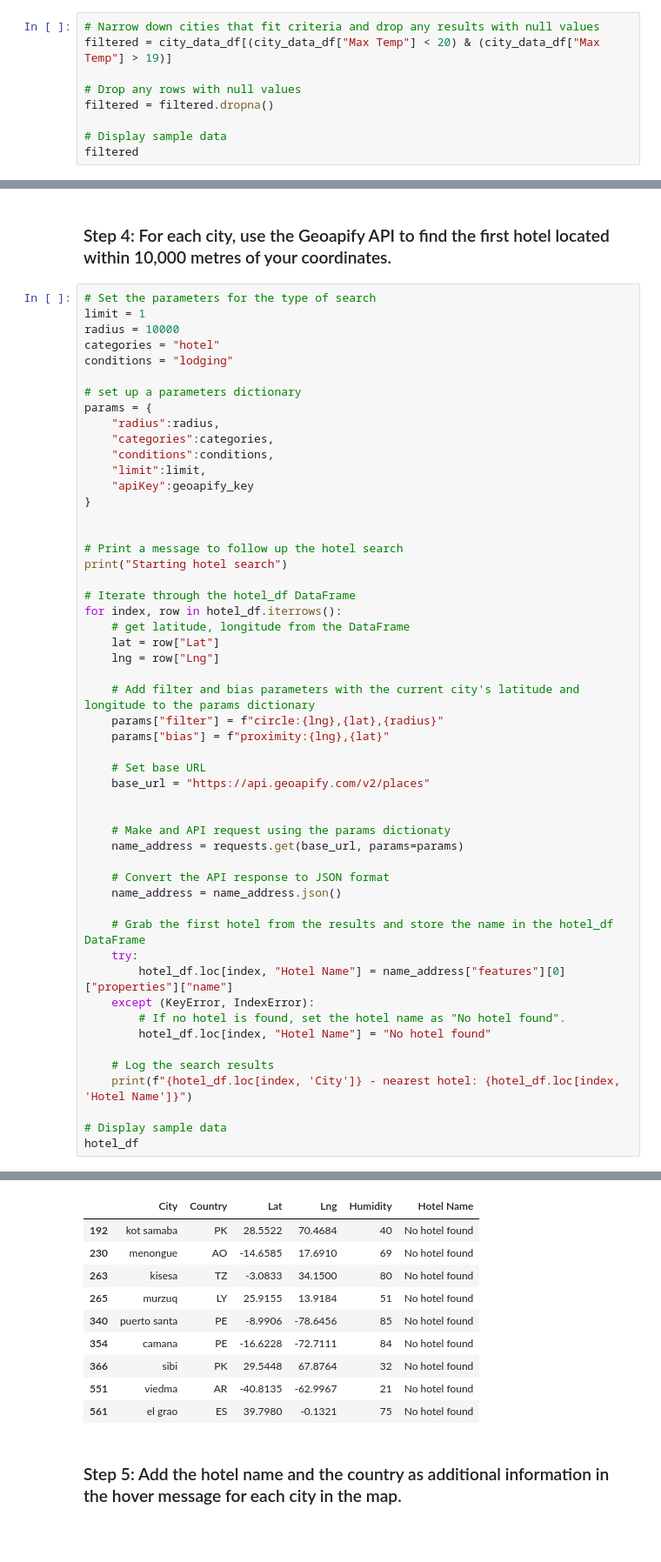
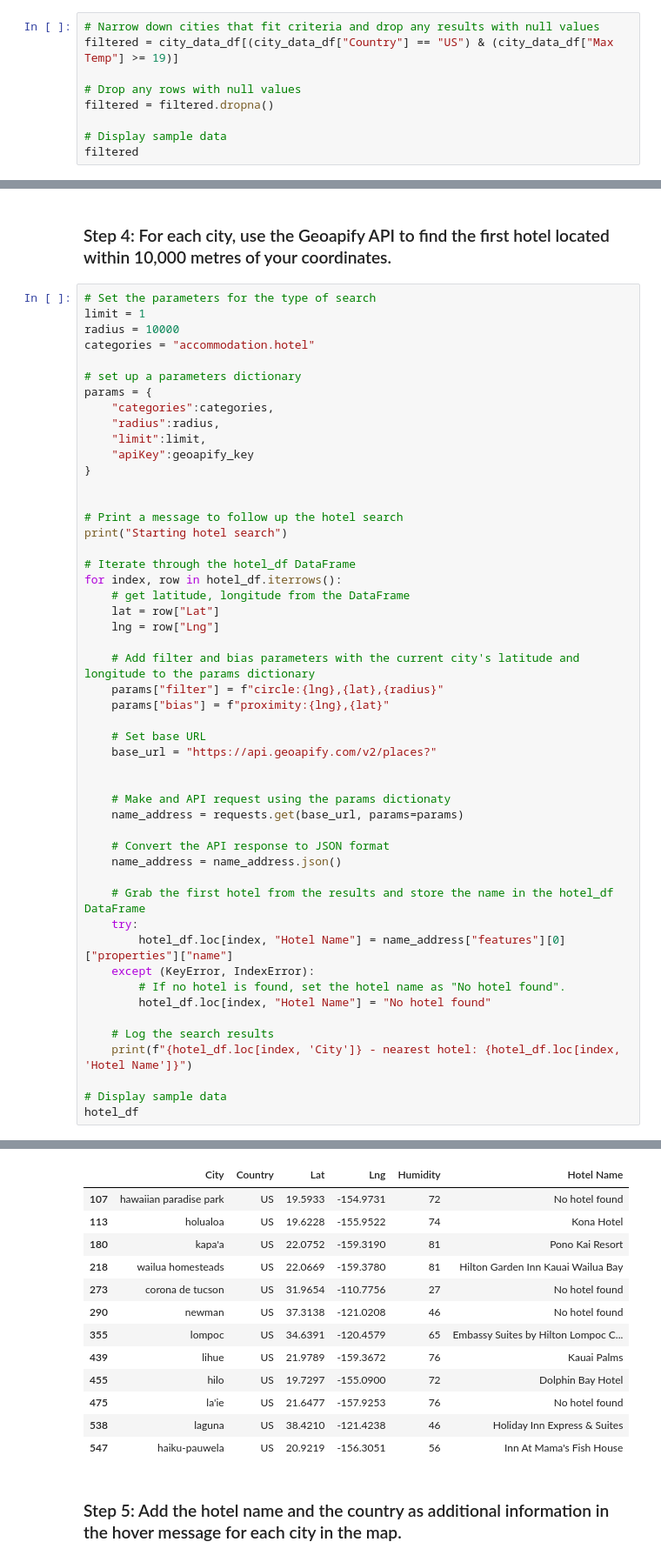
Before and after one commit to Sntsjrg/Python-API-Challenge, a Jupyter notebook: WeatherPy/VacationPy.ipynb, the cells around one changed output, grey strips where cells are left out. Shown: that part at 87% size. Drawn from its saved outputs; the diff is of its cells as text; blank space fills up the shorter version.

```diff
--- a/WeatherPy/VacationPy.ipynb
+++ b/WeatherPy/VacationPy.ipynb
@@ -52,7 +55,7 @@ map_plot
 ### Step 2: Narrow down the `city_data_df` DataFrame to find your ideal weather condition
 # %%
 # Narrow down cities that fit criteria and drop any results with null values
-filtered = city_data_df[(city_data_df["Max Temp"] < 20) & (city_data_df["Max Temp"] > 19)]
+filtered = city_data_df[(city_data_df["Country"] == "US") & (city_data_df["Max Temp"] >= 19)]
 
 # Drop any rows with null values
 filtered = filtered.dropna()
@@ -98,14 +107,12 @@ hotel_df
 # Set the parameters for the type of search
 limit = 1
 radius = 10000
-categories = "hotel"
-conditions = "lodging"
+categories = "accommodation.hotel"
 
 # set up a parameters dictionary
 params = {
+    "categories":categories,
     "radius":radius,
-    "categories":categories,
-    "conditions":conditions,
     "limit":limit,
     "apiKey":geoapify_key
 }
@@ -125,7 +132,7 @@ for index, row in hotel_df.iterrows():
     params["bias"] = f"proximity:{lng},{lat}"
 
     # Set base URL
-    base_url = "https://api.geoapify.com/v2/places"
+    base_url = "https://api.geoapify.com/v2/places?"
 
 
     # Make and API request using the params dictionaty
@@ -160,13 +170,16 @@ el grao - nearest hotel: No hotel found
 |  | City | Country | Lat | Lng | Humidity | Hotel Name |
-| 192 | kot samaba | PK | 28.5522 | 70.4684 | 40 | No hotel found |
-| 230 | menongue | AO | -14.6585 | 17.6910 | 69 | No hotel found |
-| 263 | kisesa | TZ | -3.0833 | 34.1500 | 80 | No hotel found |
-| 265 | murzuq | LY | 25.9155 | 13.9184 | 51 | No hotel found |
-| 340 | puerto santa | PE | -8.9906 | -78.6456 | 85 | No hotel found |
-| 354 | camana | PE | -16.6228 | -72.7111 | 84 | No hotel found |
-| 366 | sibi | PK | 29.5448 | 67.8764 | 32 | No hotel found |
-| 551 | viedma | AR | -40.8135 | -62.9967 | 21 | No hotel found |
-| 561 | el grao | ES | 39.7980 | -0.1321 | 75 | No hotel found |
+| 107 | hawaiian paradise park | US | 19.5933 | -154.9731 | 72 | No hotel found |
+| 113 | holualoa | US | 19.6228 | -155.9522 | 74 | Kona Hotel |
+| 180 | kapa'a | US | 22.0752 | -159.3190 | 81 | Pono Kai Resort |
+| 218 | wailua homesteads | US | 22.0669 | -159.3780 | 81 | Hilton Garden Inn Kauai Wailua Bay |
+| 273 | corona de tucson | US | 31.9654 | -110.7756 | 27 | No hotel found |
+| 290 | newman | US | 37.3138 | -121.0208 | 46 | No hotel found |
+| 355 | lompoc | US | 34.6391 | -120.4579 | 65 | Embassy Suites by Hilton Lompoc C... |
+| 439 | lihue | US | 21.9789 | -159.3672 | 76 | Kauai Palms |
+| 455 | hilo | US | 19.7297 | -155.0900 | 72 | Dolphin Bay Hotel |
+| 475 | la'ie | US | 21.6477 | -157.9253 | 76 | No hotel found |
+| 538 | laguna | US | 38.4210 | -121.4238 | 46 | Holiday Inn Express & Suites |
+| 547 | haiku-pauwela | US | 20.9219 | -156.3051 | 56 | Inn At Mama's Fish House |
 # %% [markdown]
 ### Step 5: Add the hotel name and the country as additional information in the hover message for each city in the map.
 # %%
```
Also changed, not shown: parts of 4 cells of this notebook.
